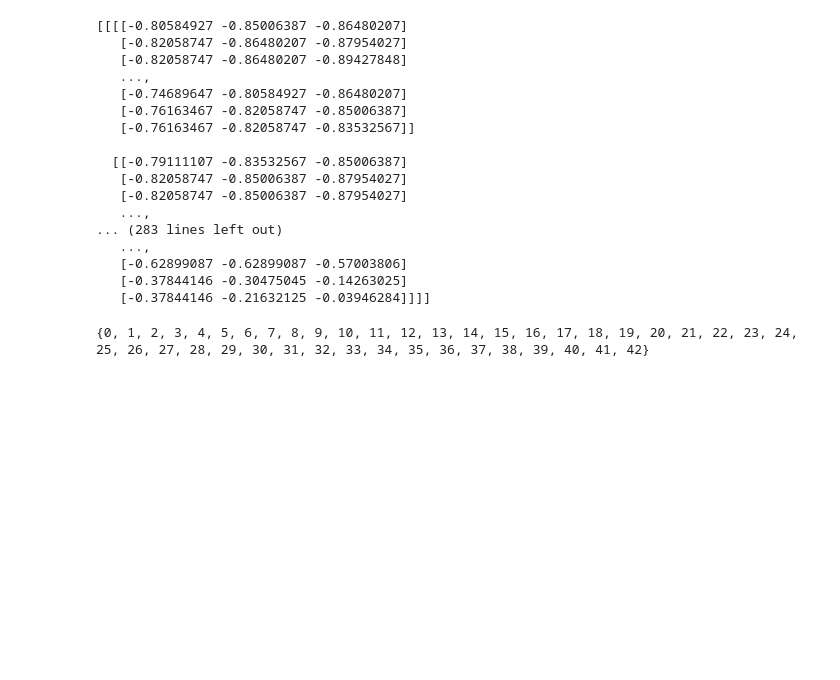
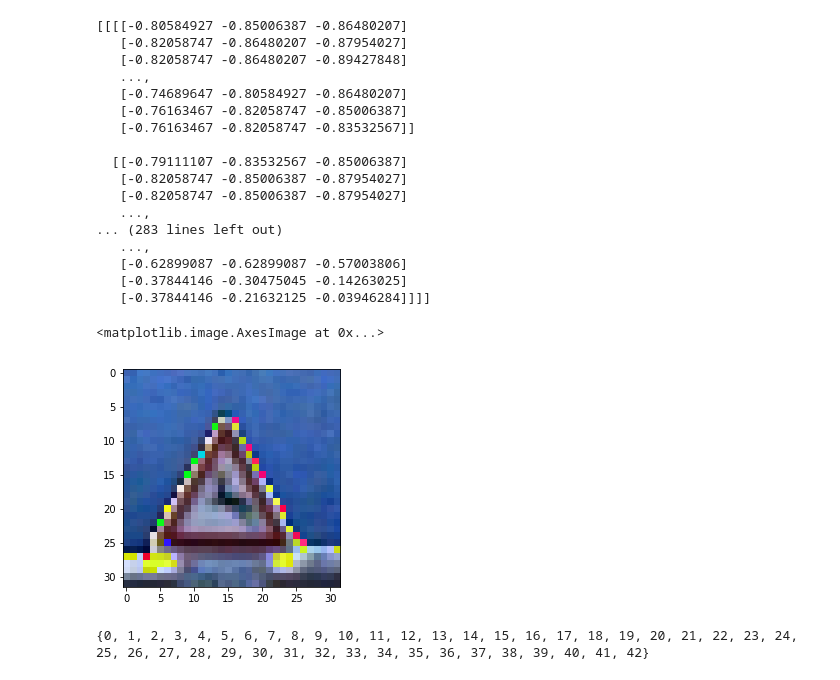
Before and after one commit to AfterDreaming/CarND-Traffic-Sign-Classifier-Project, a Jupyter notebook: Traffic_Sign_Classifier.ipynb, the cells around one changed output. Saved outputs shown, nothing was run; the diff lists cells and outputs as text; code cells hidden in the pictures; blank space fills up the shorter version.

```diff
--- a/Traffic_Sign_Classifier.ipynb
+++ b/Traffic_Sign_Classifier.ipynb
@@ -190,6 +195,11 @@ print((X_train))
    [-0.62899087 -0.62899087 -0.57003806]
    [-0.37844146 -0.30475045 -0.14263025]
    [-0.37844146 -0.21632125 -0.03946284]]]]
+# %%
+plt.imshow(X_train[600])
+# %% [output]
+<matplotlib.image.AxesImage at 0x...>
+[figure, added]
 # %%
 print(set(y_valid))
 # %% [output]
```
Also changed, not shown: parts of 9 cells of this notebook.
